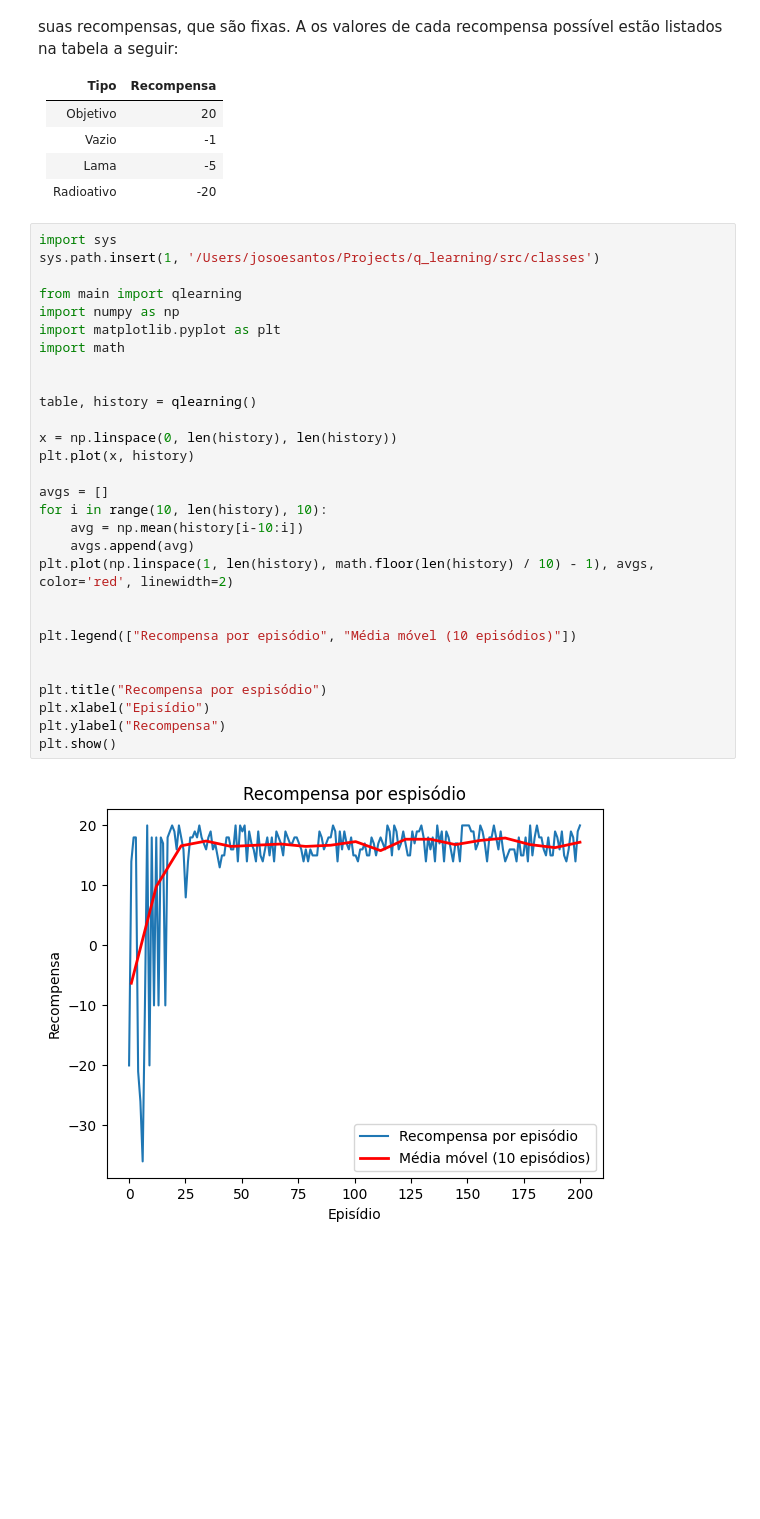
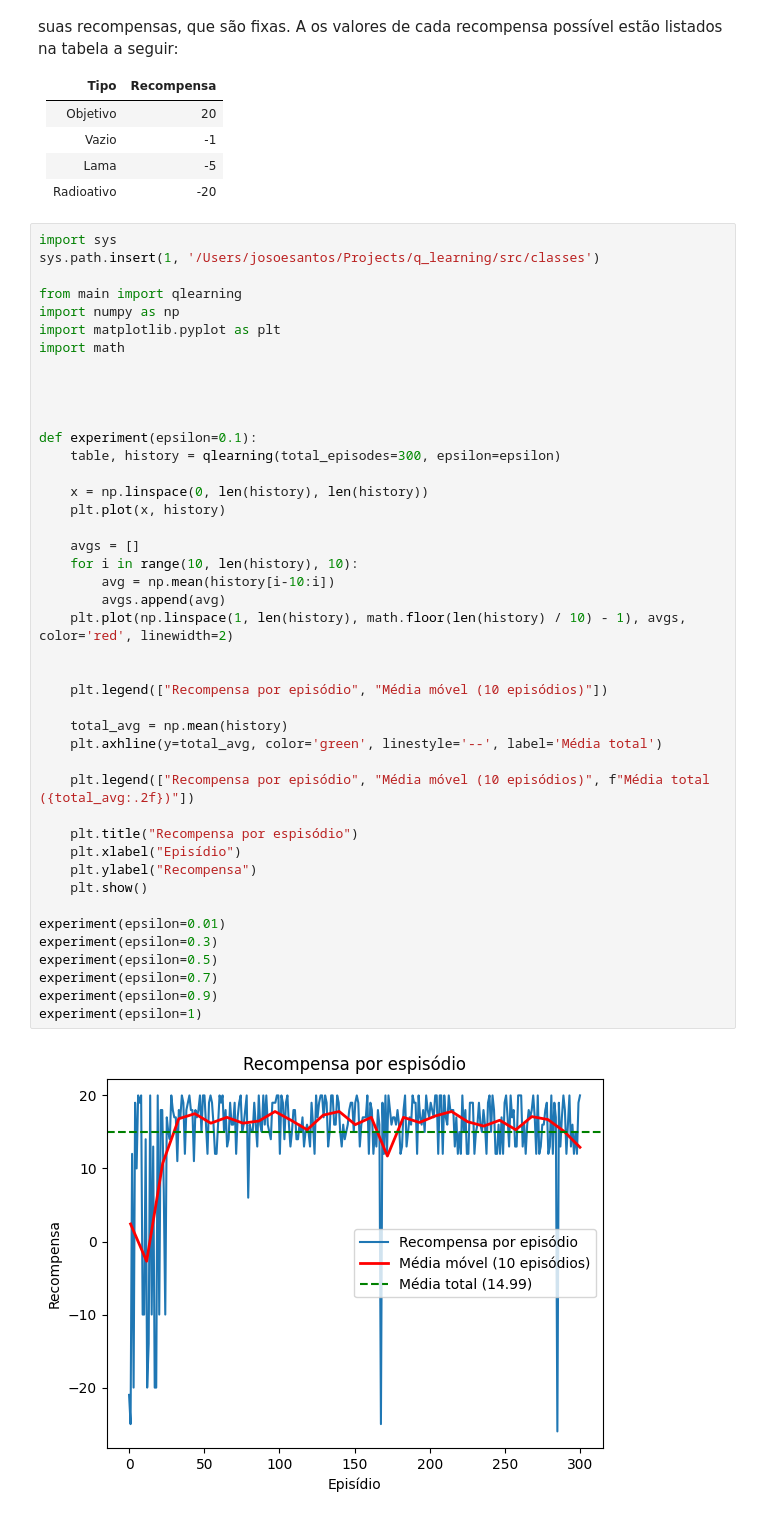
Before and after one commit to FelippeVelosoMarinho/q_learning, a Jupyter notebook: src/classes/main.ipynb, the cells around one changed output. Saved outputs shown, nothing was run; the diff lists cells and outputs as text; blank space fills up the shorter version.

Commit message:
feat: add e-greedy experiments

```diff
--- a/src/classes/main.ipynb
+++ b/src/classes/main.ipynb
@@ -18,31 +18,45 @@ Em uma abordagem parecida também modelamos uma matriz que representa o mapa e s
 # %%
 import sys
 sys.path.insert(1, '/Users/josoesantos/Projects/q_learning/src/classes')
 
 from main import qlearning
 import numpy as np
 import matplotlib.pyplot as plt
 import math
 
 
-table, history = qlearning()
-
-x = np.linspace(0, len(history), len(history))
-plt.plot(x, history)
-
-avgs = []
-for i in range(10, len(history), 10):
-    avg = np.mean(history[i-10:i])
-    avgs.append(avg)
-plt.plot(np.linspace(1, len(history), math.floor(len(history) / 10) - 1), avgs, color='red', linewidth=2)
 
 
-plt.legend(["Recompensa por episódio", "Média móvel (10 episódios)"])
+def experiment(epsilon=0.1):
+    table, history = qlearning(total_episodes=300, epsilon=epsilon)
+
+    x = np.linspace(0, len(history), len(history))
+    plt.plot(x, history)
+
+    avgs = []
+    for i in range(10, len(history), 10):
+        avg = np.mean(history[i-10:i])
+        avgs.append(avg)
+    plt.plot(np.linspace(1, len(history), math.floor(len(history) / 10) - 1), avgs, color='red', linewidth=2)
 
 
-plt.title("Recompensa por espisódio")
-plt.xlabel("Episídio")
-plt.ylabel("Recompensa")
-plt.show()
+    plt.legend(["Recompensa por episódio", "Média móvel (10 episódios)"])
+
+    total_avg = np.mean(history)
+    plt.axhline(y=total_avg, color='green', linestyle='--', label='Média total')
+
+    plt.legend(["Recompensa por episódio", "Média móvel (10 episódios)", f"Média total ({total_avg:.2f})"])
+
+    plt.title("Recompensa por espisódio")
+    plt.xlabel("Episídio")
+    plt.ylabel("Recompensa")
+    plt.show()
+
+experiment(epsilon=0.01)
+experiment(epsilon=0.3)
+experiment(epsilon=0.5)
+experiment(epsilon=0.7)
+experiment(epsilon=0.9)
+experiment(epsilon=1)
 # %% [output]
-[figure, old version]
+[figure, new version]
```
Also changed, not shown: parts of 1 cell of this notebook, 1 other file.
